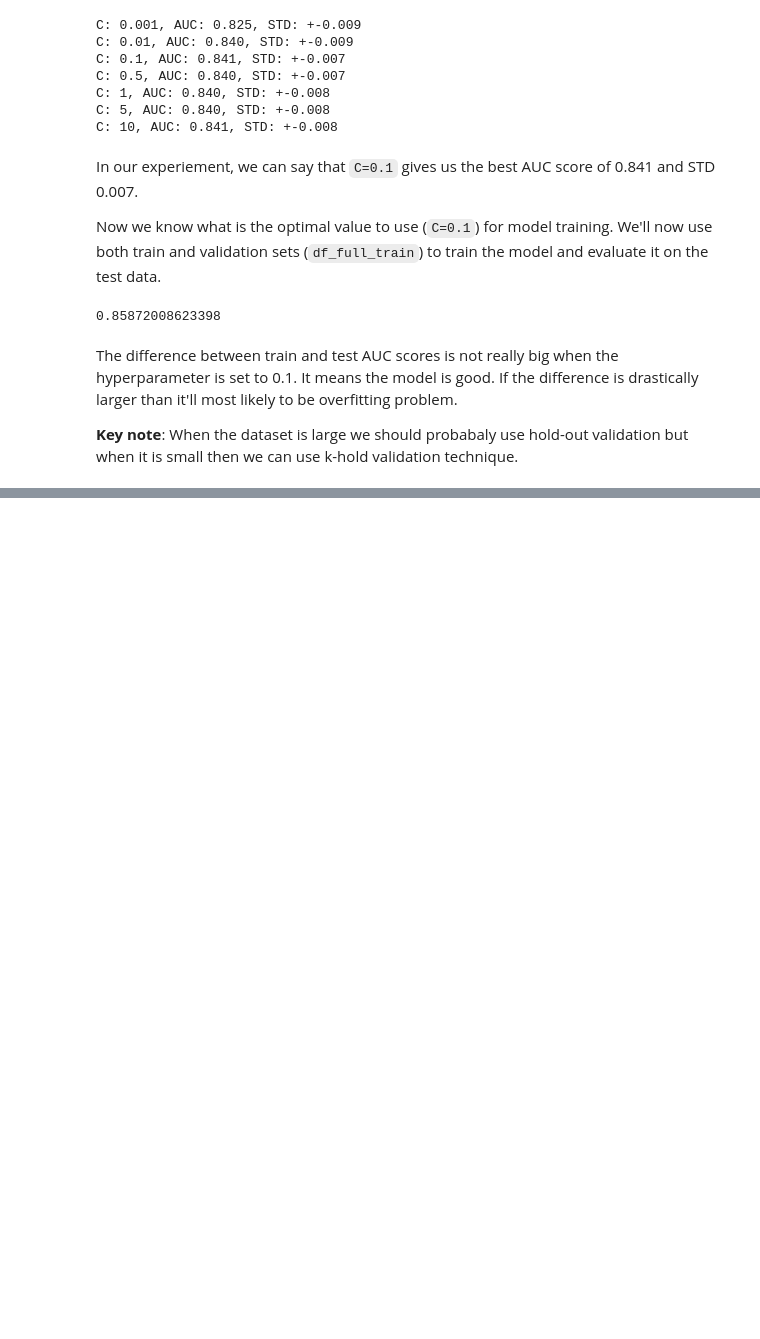
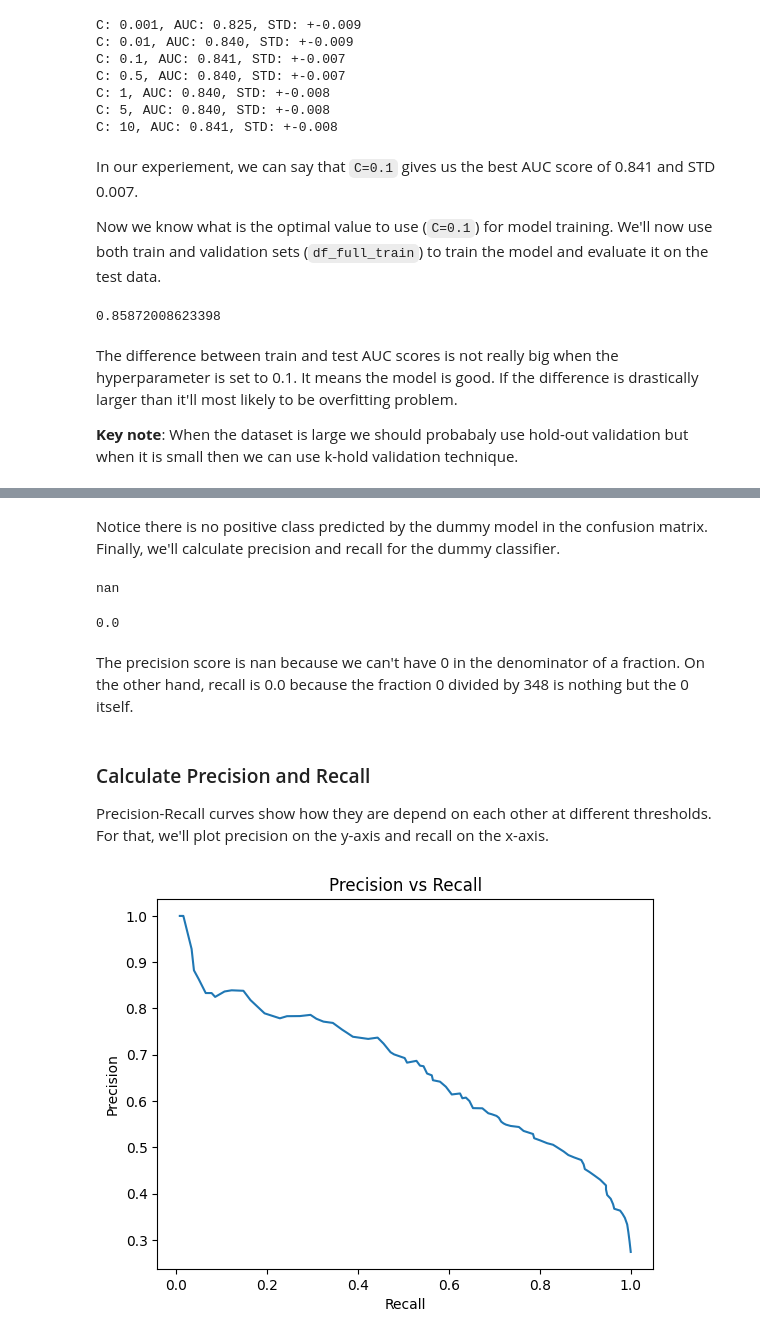
Before and after one commit to MuhammadAwon/ml-engineering, a Jupyter notebook: 04-evaluation/evaluation-metrics-classification.ipynb, the cells around one changed output, grey strips where cells are left out. Drawn from its saved outputs; the diff is of its cells as text; code cells hidden in the pictures; blank space fills up the shorter version.

```diff
--- a/04-evaluation/evaluation-metrics-classification.ipynb
+++ b/04-evaluation/evaluation-metrics-classification.ipynb
@@ -819,0 +875,36 @@ Other projects:
+# %% [markdown]
+Notice there is no positive class predicted by the dummy model in the confusion matrix. Finally, we'll calculate precision and recall for the dummy classifier.
+# %%
+np.seterr(all="ignore")
+
+# Calculate precision
+p = tp / (tp + fp)
+p.round(2)
+# %% [output]
+nan
+# %%
+# Calculate recall
+r = tp / (tp + fn)
+r.round(2)
+# %% [output]
+0.0
+# %% [markdown]
+The precision score is nan because we can't have 0 in the denominator of a fraction. On the other hand, recall is 0.0 because the fraction 0 divided by 348 is nothing but the 0 itself.
+# %% [markdown]
+### Calculate Precision and Recall
+
+Precision-Recall curves show how they are depend on each other at different thresholds. For that, we'll plot precision on the y-axis and recall on the x-axis.
+# %%
+# Calculate and create column for precision and recall
+df_scores['precision'] = df_scores.tp / (df_scores.tp + df_scores.fp)
+df_scores['recall'] = df_scores.tp / (df_scores.tp + df_scores.fn)
+
+# Plot precision vs recall at different thresholds
+plt.plot(df_scores.recall, df_scores.precision)
+plt.xlabel('Recall')
+plt.ylabel('Precision')
+plt.title('Precision vs Recall')
+
+plt.show()
+# %% [output]
+[figure, added]
```
Also changed, not shown: parts of 22 cells of this notebook.
